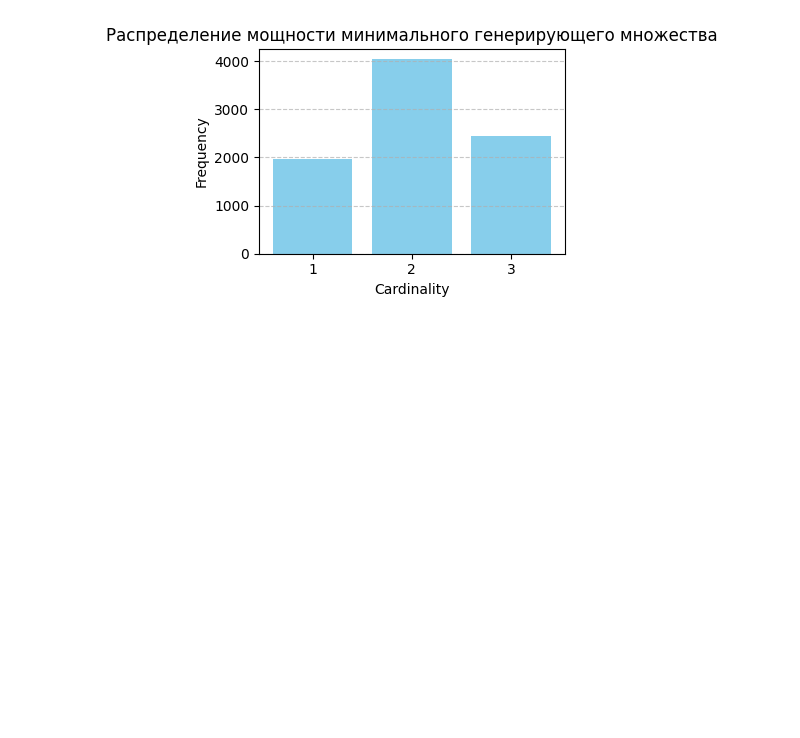
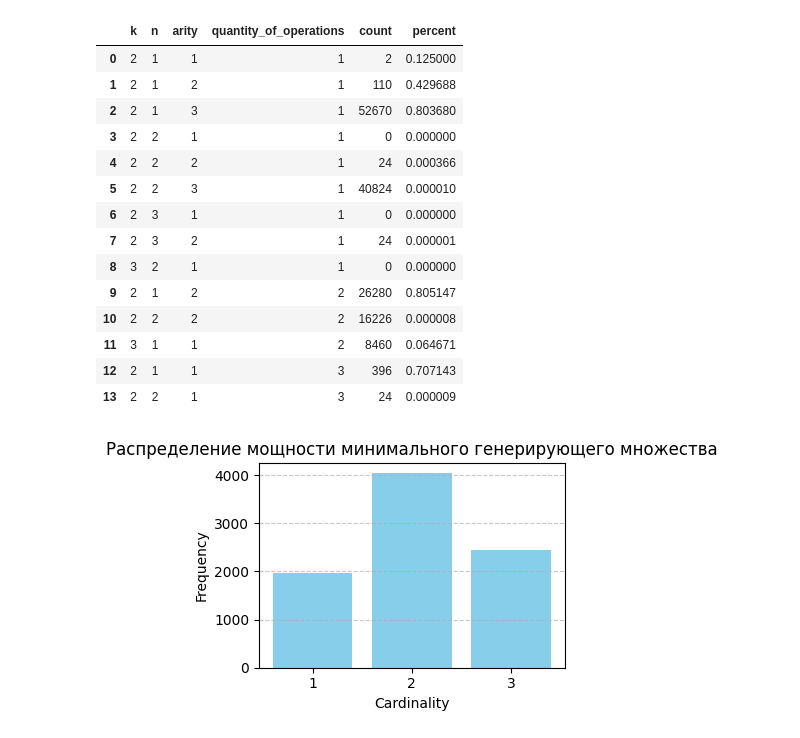
Before and after one commit to frayzkilla/Multioperations-Growth-Rates, a Jupyter notebook: src/data_analysis/main.ipynb, the cells around one changed output. Cells and saved outputs as stored; diff of their text form; code cells hidden in the pictures; blank space fills up the shorter version.

```diff
--- a/src/data_analysis/main.ipynb
+++ b/src/data_analysis/main.ipynb
@@ -5,3 +6,22 @@ from collections import Counter
+# %%
+df = pd.read_csv("../../results/csv/merged/stats.csv")
+df
+# %% [output]
+|  | k | n | arity | quantity_of_operations | count | percent |
+| 0 | 2 | 1 | 1 | 1 | 2 | 0.125000 |
+| 1 | 2 | 1 | 2 | 1 | 110 | 0.429688 |
+| 2 | 2 | 1 | 3 | 1 | 52670 | 0.803680 |
+| 3 | 2 | 2 | 1 | 1 | 0 | 0.000000 |
+| 4 | 2 | 2 | 2 | 1 | 24 | 0.000366 |
+| 5 | 2 | 2 | 3 | 1 | 40824 | 0.000010 |
+| 6 | 2 | 3 | 1 | 1 | 0 | 0.000000 |
+| 7 | 2 | 3 | 2 | 1 | 24 | 0.000001 |
+| 8 | 3 | 2 | 1 | 1 | 0 | 0.000000 |
+| 9 | 2 | 1 | 2 | 2 | 26280 | 0.805147 |
+| 10 | 2 | 2 | 2 | 2 | 16226 | 0.000008 |
+| 11 | 3 | 1 | 1 | 2 | 8460 | 0.064671 |
+| 12 | 2 | 1 | 1 | 3 | 396 | 0.707143 |
+| 13 | 2 | 2 | 1 | 3 | 24 | 0.000009 |
 # %%
 def plot_cardinality_distribution(csv_file):
     cardinalities = []
```
Also changed, not shown: parts of 1 cell of this notebook, 1 other file.
